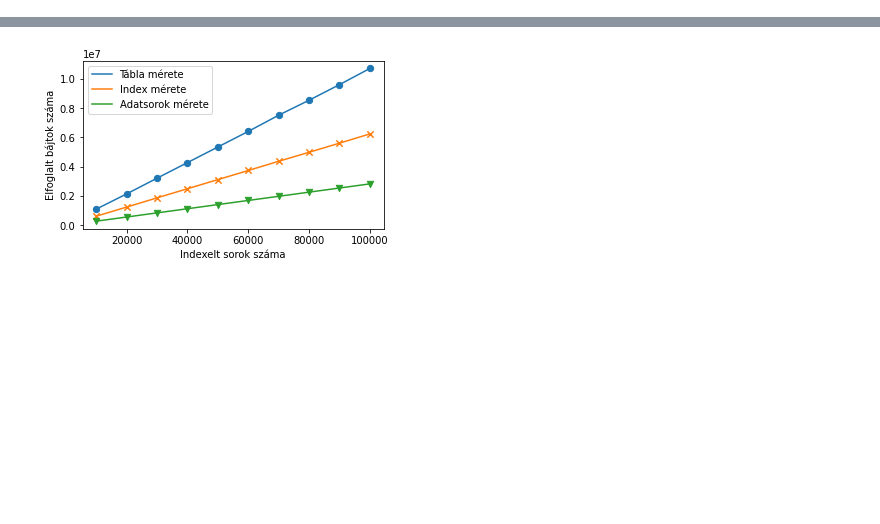
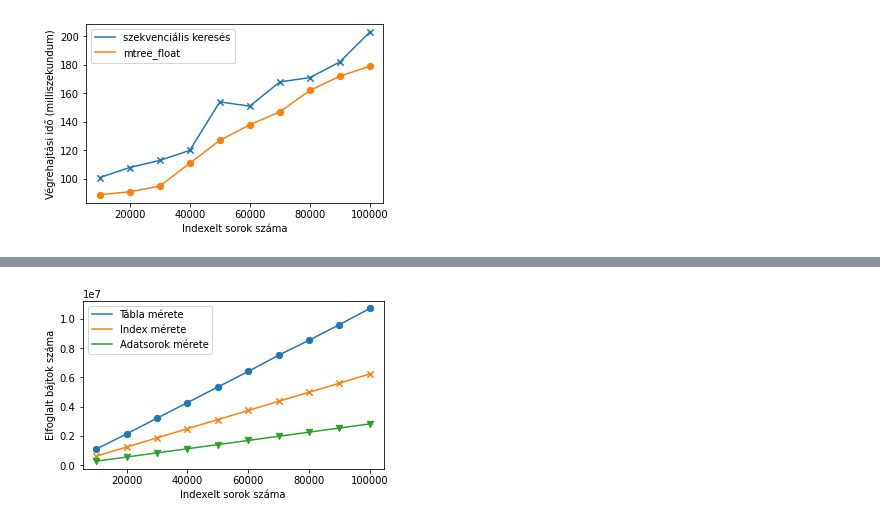
Before and after one commit to ggombos/mtree, a Jupyter notebook: notebooks/scalability_figure.ipynb, the cells around one changed output, grey strips where cells are left out. Cells and saved outputs as stored; diff of their text form; code cells hidden in the pictures; blank space fills up the shorter version.

```diff
--- a/notebooks/scalability_figure.ipynb
+++ b/notebooks/scalability_figure.ipynb
@@ -33,3 +33,29 @@ plt.savefig(os.path.expanduser('~/Downloads/mtree_create_index.pdf'))
+# %%
+from matplotlib import pyplot as plt
+import os
+
+row_numbers = [rn for rn in range(10000, 100001, 10000)]
+
+seq_scan_float = [101,108,113,120,154,151,168,171,182,203]
+
+mtree_float_y = [89,91,95,111,127,138,147,162,172,179]
+
+plt.figure(figsize=(BASE_FIGURE_SIZE * GOLDEN_RATIO, BASE_FIGURE_SIZE), layout='constrained')
+plt.grid(False)
+
+plt.scatter(row_numbers, seq_scan_float, MARKER_SIZE, marker='x')
+plt.scatter(row_numbers, mtree_float_y,  MARKER_SIZE, marker='o')
+
+plt.plot(row_numbers, seq_scan_float, label='szekvenciális keresés')
+plt.plot(row_numbers, mtree_float_y,  label='mtree_float')
+
+plt.xlabel('Indexelt sorok száma')
+plt.ylabel('Végrehajtási idő (milliszekundum)')
+plt.legend()
+
+plt.savefig(os.path.expanduser('~/Downloads/mtree_query_float.pdf'))
+# %% [output]
+[figure, added]
 # %%
 from matplotlib import pyplot as plt
 import os
```
Also changed, not shown: parts of 4 cells of this notebook, 1 other file.
